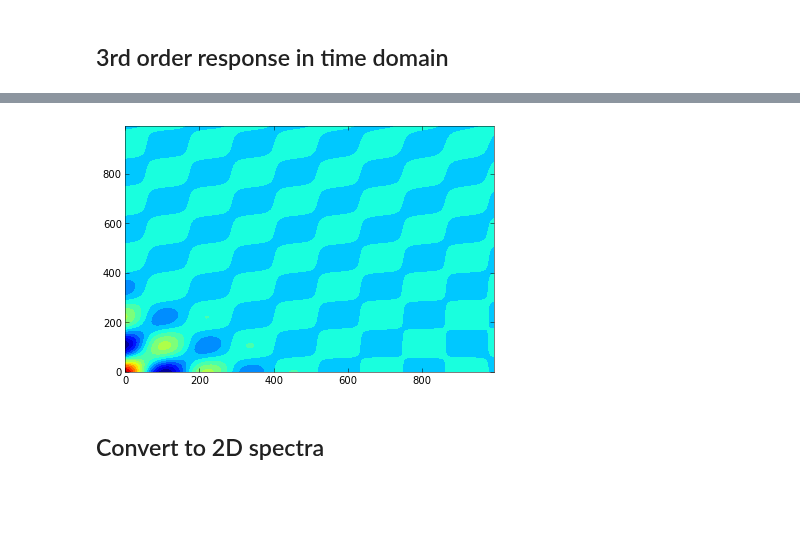
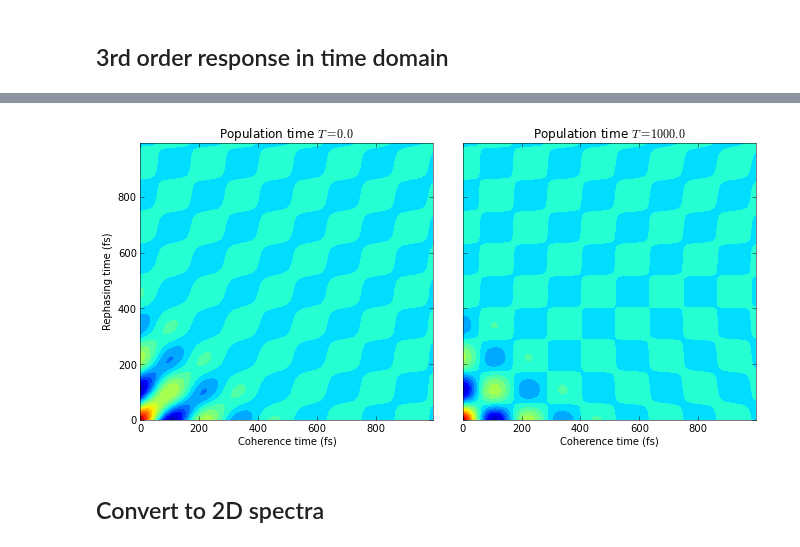
Before and after one commit to whaley-group-berkeley/qspectra, a Jupyter notebook: examples/Electronic dimer 3rd order response.ipynb, the cells around one changed output, grey strips where cells are left out. Drawn from its saved outputs; the diff is of its cells as text; code cells hidden in the pictures; blank space fills up the shorter version.

```diff
--- a/examples/Electronic dimer 3rd order response.ipynb
+++ b/examples/Electronic dimer 3rd order response.ipynb
@@ -12,6 +12,7 @@ Parameters (other than bath) from [Yuen-Zhou et al., PNAS (2011)](http://arxiv.o
 # %%
 %%time
 (t1, t2, t3), X = third_order_response(dimer, coherence_time_max=1000,
-                                       population_times=np.linspace(0, 500, 50),
-                                       geometry='-++', polarization='xxxx')
+                                       population_times=np.linspace(0, 1000, 50),
+                                       geometry='-++', polarization='xxxx',
+                                       include_signal='GSB,ESE,ESA')
 # %% [output]
@@ -24,7 +21,17 @@ contourf(t1, t3, X[:,0,:].real, 20);
-# %%
-contourf(t1, t3, X[:,-1,:].real, 20);
-# %% [output]
-[figure, removed]
+# %%
+figure(figsize(10,4.5))
+subplot(121)
+title('Population time $T=%s$' % t2[0])
+contourf(t1, t3, X[:,0,:].real, 20);
+xlabel('Coherence time (fs)')
+ylabel('Rephasing time (fs)')
+subplot(122)
+title('Population time $T=%s$' % t2[-1])
+contourf(t1, t3, X[:,-1,:].real, 20);
+xlabel('Coherence time (fs)')
+gca().get_yaxis().set_ticklabels([]);
+# %% [output]
+[figure, added]
 # %% [markdown]
 ## Convert to 2D spectra
 # %%
```
Also changed, not shown: parts of 10 cells of this notebook, 8 other files.
